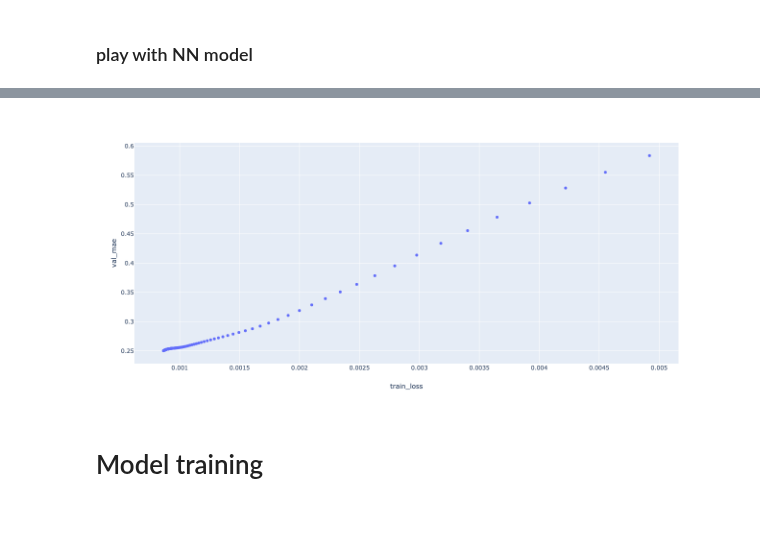
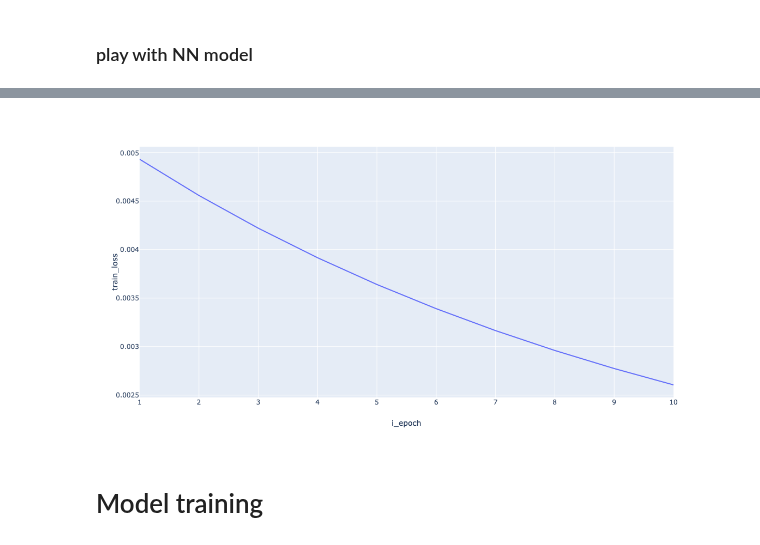
Before and after one commit to yoshida-lab/XenonPy, a Jupyter notebook: samples/build_nn_model.ipynb, the cells around one changed output, grey strips where cells are left out. Saved outputs shown, nothing was run; the diff lists cells and outputs as text; code cells hidden in the pictures; blank space fills up the shorter version.

```diff
--- a/samples/build_nn_model.ipynb
+++ b/samples/build_nn_model.ipynb
@@ -59,7 +17,7 @@ from xenonpy.model.utils import regression_metrics
 from xenonpy.model.training.extension import TensorConverter, Validator
 # %%
 x = np.linspace(-1, 1, 100)
-y = np.power(x_val, 2) + 0.2 * np.random.rand(x_val.size)
+y = np.power(x, 2) + 0.2 * np.random.rand(x.size)
 
 x_val = np.linspace(-1, 1, 100)
 y_val = np.power(x_val, 2) + 0.2 * np.random.rand(x_val.size)
@@ -110,9 +68,9 @@ Parameter Group 0
 ),
         verbose=True)
 # %%
-trainer.fit(x, y)
+trainer.fit(x, y, epochs=10, save_training_state=True)
 # %%
-fig = px.scatter(trainer.step_info, x='train_loss', y='val_mae')
+fig = px.line(trainer.step_info, x='i_epoch', y='train_loss')
 fig.show()
 # %% [output]
-[figure, old version]
+[figure, new version]
```
Also changed, not shown: parts of 16 cells of this notebook, 5 other files.
